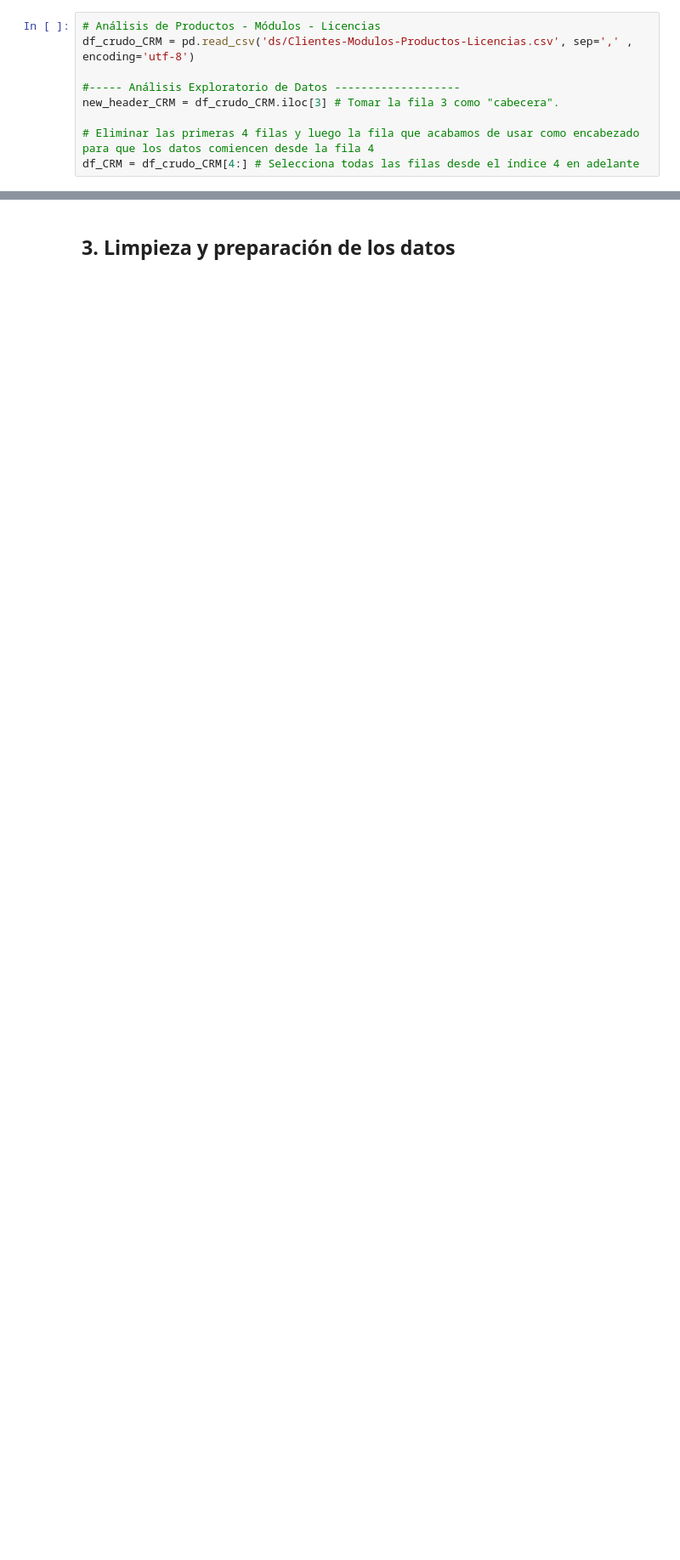
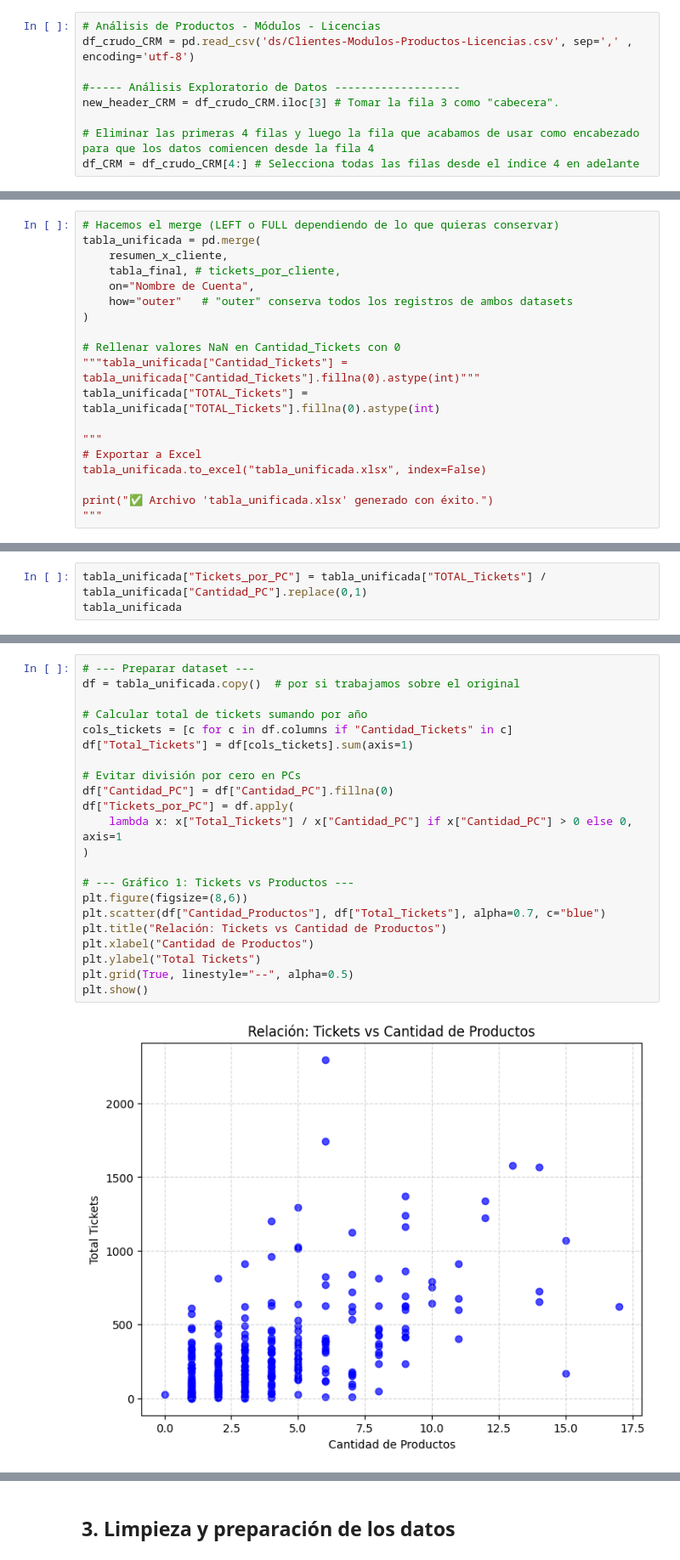
Before and after one commit to christiansaluzzo/Etsol_AnalisisClientes, a Jupyter notebook: análisis_clientes.ipynb, the cells around one changed output, grey strips where cells are left out. Shown at 85% size. Saved outputs shown, nothing was run; the diff lists cells and outputs as text; blank space fills up the shorter version.

Commit message:
Trabajé en los DS de "tickets" y del "CRM". Vamos a comenzar a realizar análisis.

```diff
--- a/análisis_clientes.ipynb
+++ b/análisis_clientes.ipynb
@@ -271,0 +377,19 @@ Cantidad de Productos        0.622388               1.000000
+# %%
+# Hacemos el merge (LEFT o FULL dependiendo de lo que quieras conservar)
+tabla_unificada = pd.merge(
+    resumen_x_cliente,
+    tabla_final, # tickets_por_cliente,
+    on="Nombre de Cuenta",
+    how="outer"   # "outer" conserva todos los registros de ambos datasets
+)
+
+# Rellenar valores NaN en Cantidad_Tickets con 0
+"""tabla_unificada["Cantidad_Tickets"] = tabla_unificada["Cantidad_Tickets"].fillna(0).astype(int)"""
+tabla_unificada["TOTAL_Tickets"] = tabla_unificada["TOTAL_Tickets"].fillna(0).astype(int)
+
+"""
+# Exportar a Excel
+tabla_unificada.to_excel("tabla_unificada.xlsx", index=False)
+
+print("✅ Archivo 'tabla_unificada.xlsx' generado con éxito.")
+"""
@@ -271,0 +425,3 @@ Cantidad de Productos        0.622388               1.000000
+# %%
+tabla_unificada["Tickets_por_PC"] = tabla_unificada["TOTAL_Tickets"] / tabla_unificada["Cantidad_PC"].replace(0,1)
+tabla_unificada
@@ -271,0 +452,24 @@ Cantidad de Productos        0.622388               1.000000
+# %%
+# --- Preparar dataset ---
+df = tabla_unificada.copy()  # por si trabajamos sobre el original
+
+# Calcular total de tickets sumando por año
+cols_tickets = [c for c in df.columns if "Cantidad_Tickets" in c]
+df["Total_Tickets"] = df[cols_tickets].sum(axis=1)
+
+# Evitar división por cero en PCs
+df["Cantidad_PC"] = df["Cantidad_PC"].fillna(0)
+df["Tickets_por_PC"] = df.apply(
+    lambda x: x["Total_Tickets"] / x["Cantidad_PC"] if x["Cantidad_PC"] > 0 else 0, axis=1
+)
+
+# --- Gráfico 1: Tickets vs Productos ---
+plt.figure(figsize=(8,6))
+plt.scatter(df["Cantidad_Productos"], df["Total_Tickets"], alpha=0.7, c="blue")
+plt.title("Relación: Tickets vs Cantidad de Productos")
+plt.xlabel("Cantidad de Productos")
+plt.ylabel("Total Tickets")
+plt.grid(True, linestyle="--", alpha=0.5)
+plt.show()
+# %% [output]
+[figure, added]
```
Also changed, not shown: parts of 23 cells of this notebook, 4 other files.
